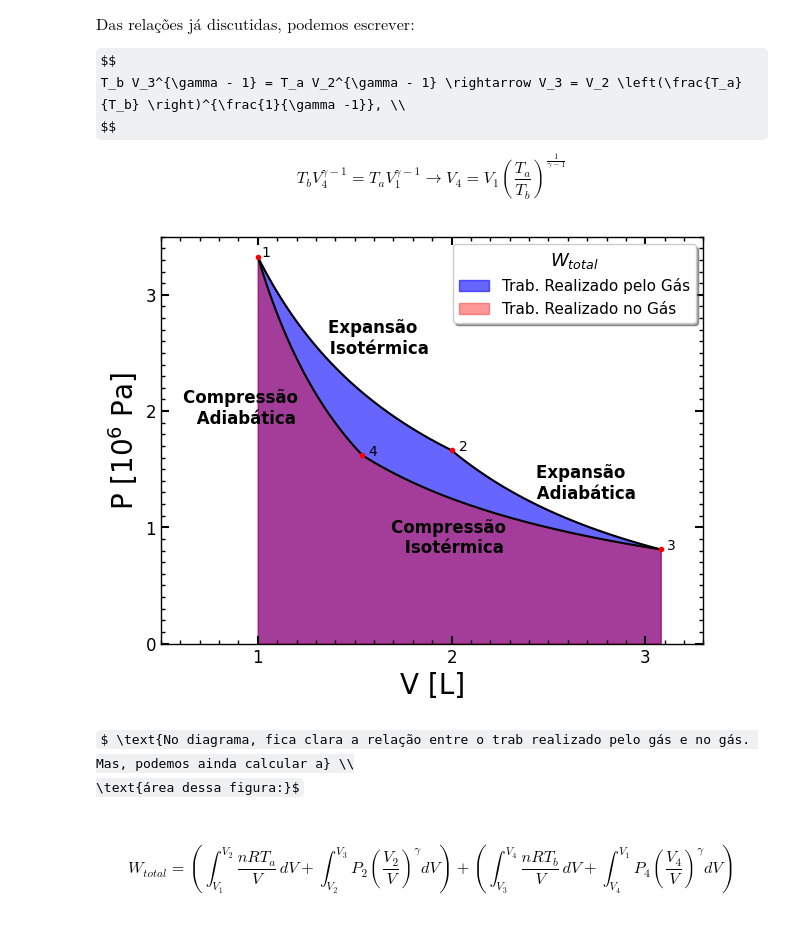
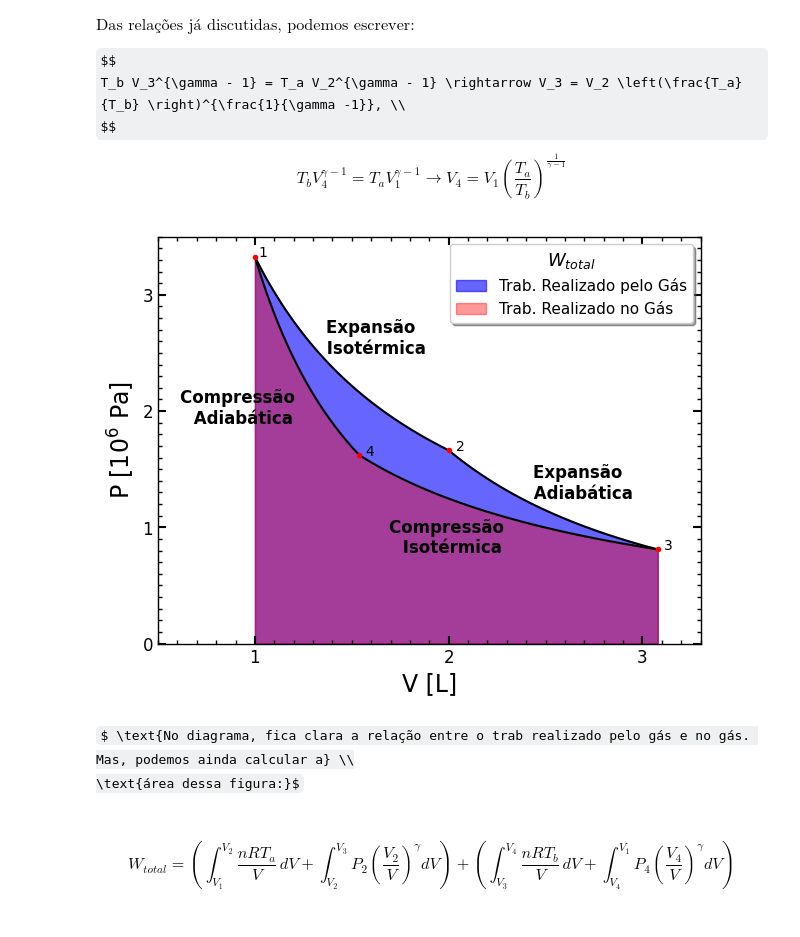
Before and after one commit to luckjb2605/Carnot_cycle_share, a Jupyter notebook: Trabalho/diagrama_pv/diagrama_pv.ipynb, the cells around one changed output. Drawn from its saved outputs; the diff is of its cells as text; code cells hidden in the pictures; some formulas as TeX source.

```diff
--- a/Trabalho/diagrama_pv/diagrama_pv.ipynb
+++ b/Trabalho/diagrama_pv/diagrama_pv.ipynb
@@ -99,10 +99,6 @@ P4 = (P4_0 * (V4_0 / V4)**(gamma)) / 1000
 
 fig, ax = plt.subplots(figsize = (7,9))
 
-# ax.set_title('Diagrama P-V do Ciclo de Carnot',
-#             fontsize = 22,
-#             pad = 16)
-
 ax.plot(V1, P1, 'k')
 ax.plot(V2, P2, 'k')
 ax.plot(V3, P3, 'k')
@@ -118,50 +114,50 @@ ax.text(V_2*1.02, P2[0], '2')
 ax.text(V_3*1.01, P3[0], '3')
 ax.text(V_4*1.02, P4[0], '4')
 
-ax.set_xlabel('V [L]', fontsize = 20)
-ax.set_ylabel('P [$10^6$ Pa]', fontsize = 20)
+ax.set_xlabel('V [L]', fontsize = 17)
+ax.set_ylabel('P [$10^6$ Pa]', fontsize = 17)
 
 ax.text(V_1 * 1.61, P1[0] * 0.75, "Expansão \n Isotérmica", ha='center', weight = 'bold', fontsize = 12)
 ax.text(V_2 * 1.34, P2[0] * 0.75, "Expansão \n Adiabática", ha='center', weight = 'bold', fontsize = 12)
 ax.text(V_3 * 0.65, P3[0] * 0.96, "Compressão \n Isotérmica", ha='center', weight = 'bold', fontsize = 12)
 ax.text(V_4 * 0.60, P4[0] * 1.17, "Compressão \n Adiabática", ha='center', weight = 'bold', fontsize = 12)
 
-ax.fill_between(np.concatenate((V1, V2)), np.concatenate((P1, P2)), color='blue', alpha=0.6, label = 'Trab. Realizado pelo Gás')
-ax.fill_between(np.concatenate((V3, V4)), np.concatenate((P3, P4)), color='red', alpha=0.4, label = 'Trab. Realizado no Gás')
+ax.fill_between(np.concatenate((V1, V2)), np.concatenate((P1, P2)), color ='blue', alpha=0.6, label = 'Trab. Realizado pelo Gás')
+ax.fill_between(np.concatenate((V3, V4)), np.concatenate((P3, P4)), color = 'red', alpha=0.4, label = 'Trab. Realizado no Gás')
+
 ax.set_xlim(0.5, 3.3)
 ax.set_ylim(0, 3.5)
 ax.set_aspect(0.6)
 
 plt.legend(
     title = '$W_{total}$',
     title_fontsize = 13,
     fontsize = 11,
     frameon = True,
     shadow = True,
     fancybox = True,
 )
 
 ax.xaxis.set_major_locator(ticker.MultipleLocator(1))
 ax.yaxis.set_major_locator(ticker.MultipleLocator(1))
 
 ax.xaxis.set_minor_locator(ticker.MultipleLocator(0.1))
 ax.yaxis.set_minor_locator(ticker.MultipleLocator(0.1))
 
 ax.tick_params(axis='both', which='major',
                direction='in', length=6, width=1.5, labelsize=12,
                top=True, right=True)
 
 ax.tick_params(axis='both', which='minor',
                direction='in', length=3, width=1, labelsize=0,
                top=True, right=True)
 
-# Optional: thicker axis lines for publication style
 for spine in ax.spines.values():
     spine.set_linewidth(1)
 
 plt.show()
 # %% [output]
-[figure, old version]
+[figure, new version]
 # %% [markdown]
 $ \text{No diagrama, fica clara a relação entre o trab realizado pelo gás e no gás. Mas, podemos ainda calcular a} \\
 \text{área dessa figura:}$
```
